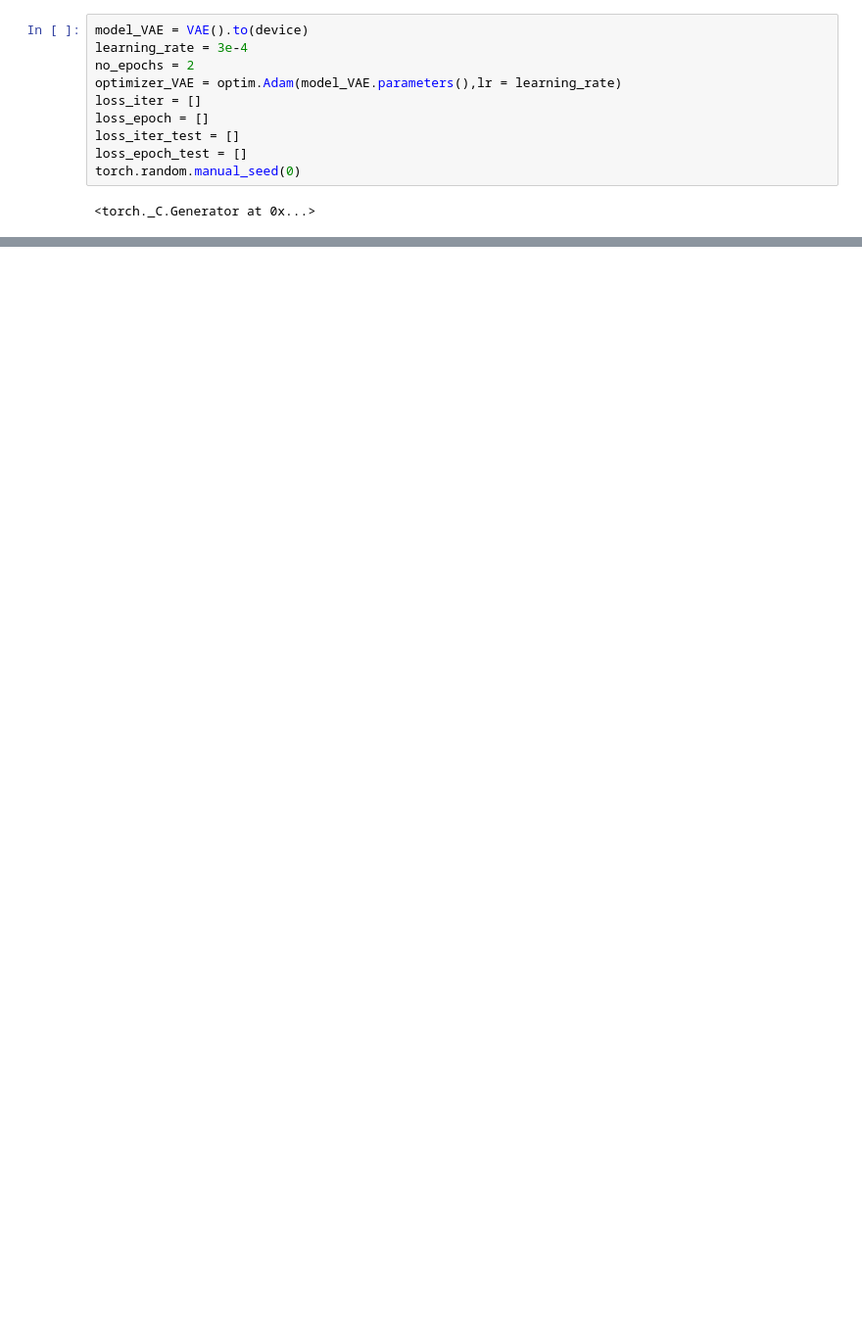
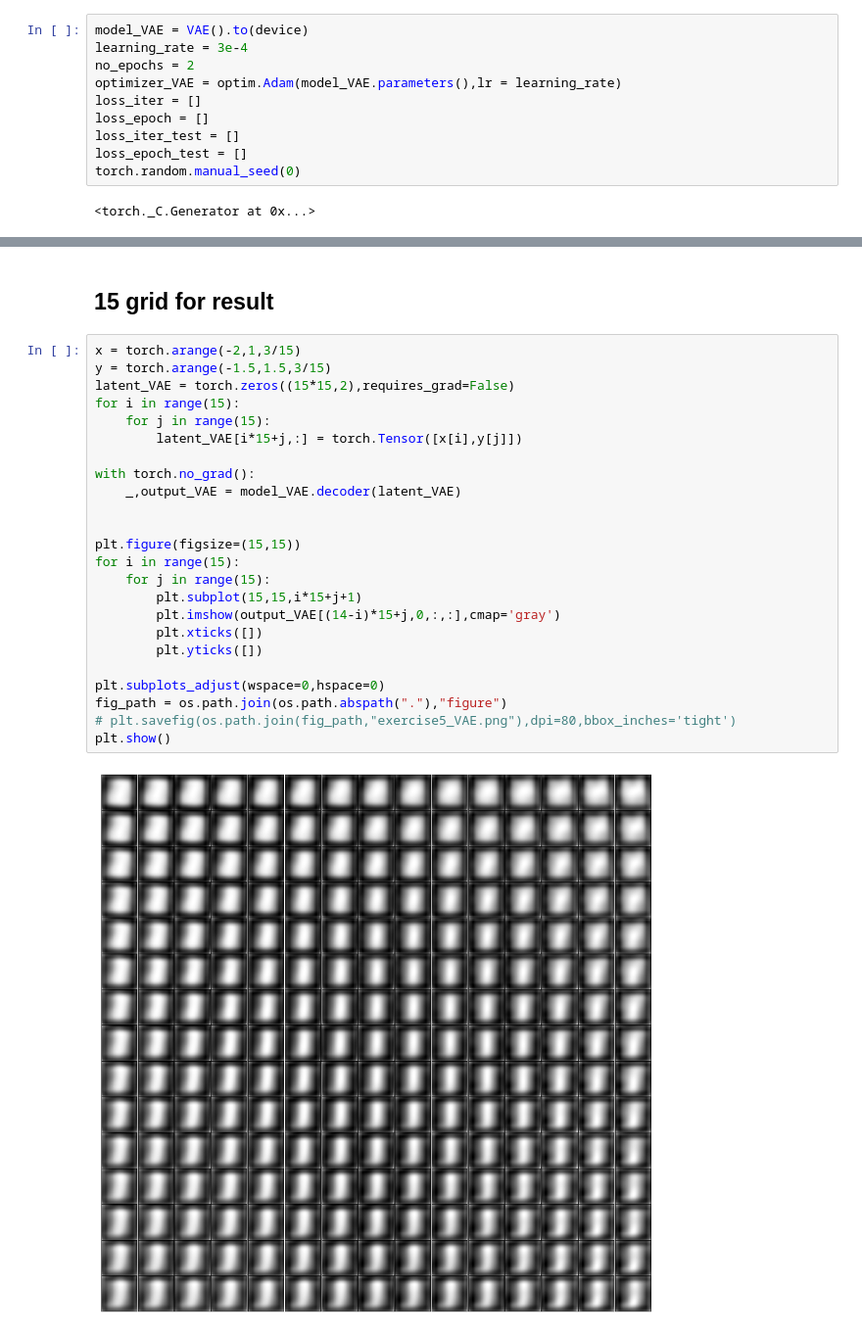
Before and after one commit to Lynch1206/5LSL0_HW, a Jupyter notebook: Assignment3/Code - for students/Assignment3_Ex78.ipynb, the cells around one changed output, grey strips where cells are left out. Shown at 98% size. Cells and saved outputs as stored; diff of their text form; blank space fills up the shorter version.

```diff
--- a/Assignment3/Code - for students/Assignment3_Ex78.ipynb
+++ b/Assignment3/Code - for students/Assignment3_Ex78.ipynb
@@ -385,0 +457,28 @@ VAE(
+# %% [markdown]
+## 15 grid for result
+# %%
+x = torch.arange(-2,1,3/15)
+y = torch.arange(-1.5,1.5,3/15)
+latent_VAE = torch.zeros((15*15,2),requires_grad=False)
+for i in range(15):
+    for j in range(15):
+        latent_VAE[i*15+j,:] = torch.Tensor([x[i],y[j]])
+
+with torch.no_grad():
+    _,output_VAE = model_VAE.decoder(latent_VAE)
+
+
+plt.figure(figsize=(15,15))
+for i in range(15):
+    for j in range(15):
+        plt.subplot(15,15,i*15+j+1)
+        plt.imshow(output_VAE[(14-i)*15+j,0,:,:],cmap='gray')
+        plt.xticks([])
+        plt.yticks([])
+
+plt.subplots_adjust(wspace=0,hspace=0)
+fig_path = os.path.join(os.path.abspath("."),"figure")
+# plt.savefig(os.path.join(fig_path,"exercise5_VAE.png"),dpi=80,bbox_inches='tight')
+plt.show()
+# %% [output]
+[figure, added]
```
Also changed, not shown: parts of 8 cells of this notebook.
